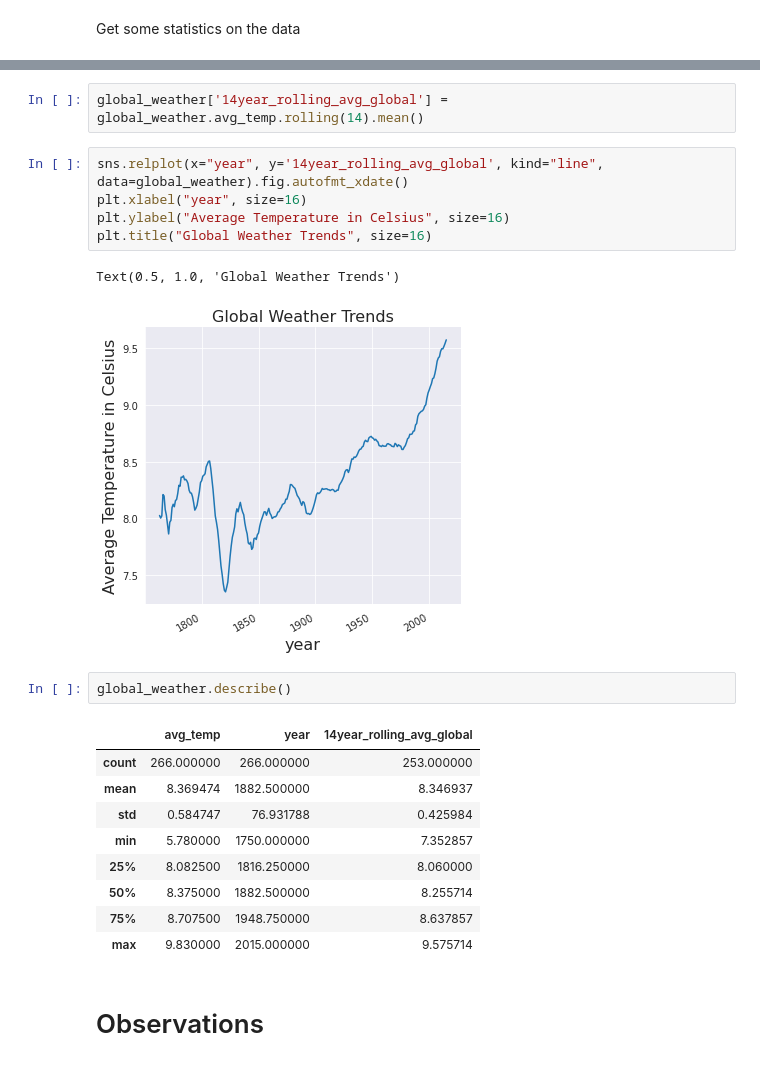
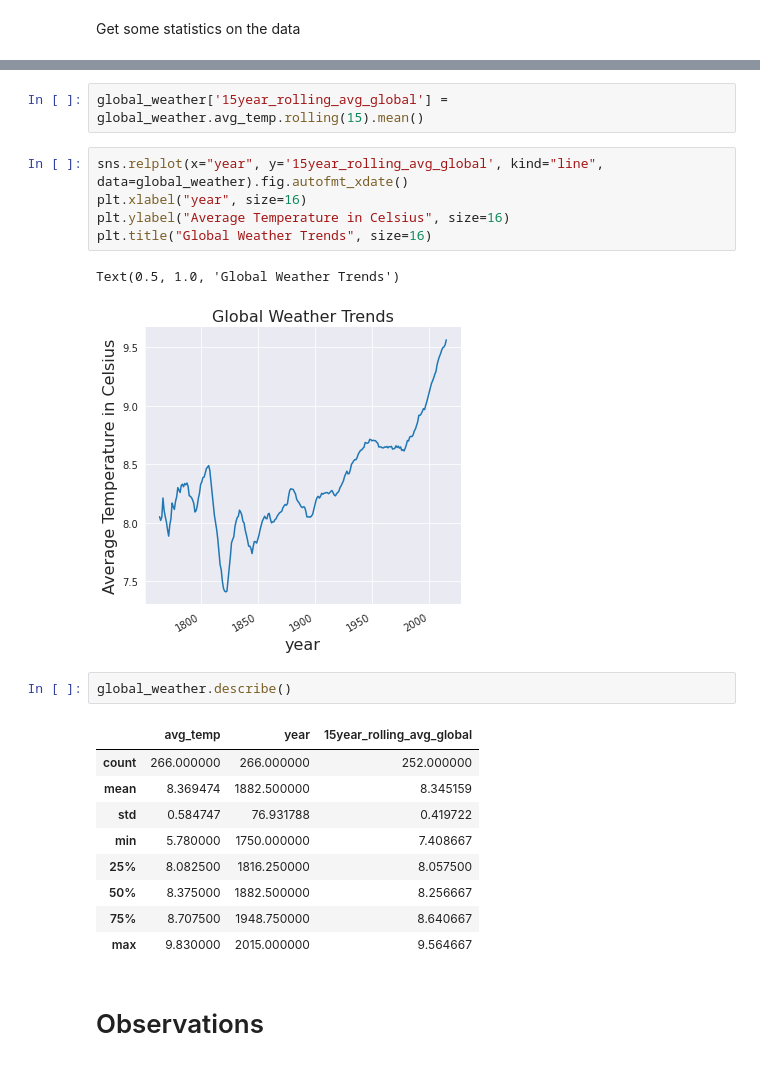
Before and after one commit to freedom-780/Weather_trends, a Jupyter notebook: Weather_project.ipynb, the cells around one changed output, grey strips where cells are left out. Drawn from its saved outputs; the diff is of its cells as text.

```diff
--- a/Weather_project.ipynb
+++ b/Weather_project.ipynb
@@ -144,25 +146,25 @@ chicago_weather_fill.describe()
 # %%
-global_weather['14year_rolling_avg_global'] = global_weather.avg_temp.rolling(14).mean()
+global_weather['15year_rolling_avg_global'] = global_weather.avg_temp.rolling(15).mean()
 # %%
-sns.relplot(x="year", y='14year_rolling_avg_global', kind="line", data=global_weather).fig.autofmt_xdate()
+sns.relplot(x="year", y='15year_rolling_avg_global', kind="line", data=global_weather).fig.autofmt_xdate()
 plt.xlabel("year", size=16)
 plt.ylabel("Average Temperature in Celsius", size=16)
 plt.title("Global Weather Trends", size=16)
 # %% [output]
 Text(0.5, 1.0, 'Global Weather Trends')
-[figure, old version]
+[figure, new version]
 # %%
 global_weather.describe()
 # %% [output]
-|  | avg_temp | year | 14year_rolling_avg_global |
-| count | 266.000000 | 266.000000 | 253.000000 |
-| mean | 8.369474 | 1882.500000 | 8.346937 |
-| std | 0.584747 | 76.931788 | 0.425984 |
-| min | 5.780000 | 1750.000000 | 7.352857 |
-| 25% | 8.082500 | 1816.250000 | 8.060000 |
-| 50% | 8.375000 | 1882.500000 | 8.255714 |
-| 75% | 8.707500 | 1948.750000 | 8.637857 |
-| max | 9.830000 | 2015.000000 | 9.575714 |
+|  | avg_temp | year | 15year_rolling_avg_global |
+| count | 266.000000 | 266.000000 | 252.000000 |
+| mean | 8.369474 | 1882.500000 | 8.345159 |
+| std | 0.584747 | 76.931788 | 0.419722 |
+| min | 5.780000 | 1750.000000 | 7.408667 |
+| 25% | 8.082500 | 1816.250000 | 8.057500 |
+| 50% | 8.375000 | 1882.500000 | 8.256667 |
+| 75% | 8.707500 | 1948.750000 | 8.640667 |
+| max | 9.830000 | 2015.000000 | 9.564667 |
 # %% [markdown]
 # Observations
 # %% [markdown]
```
Also changed, not shown: parts of 5 cells of this notebook.
